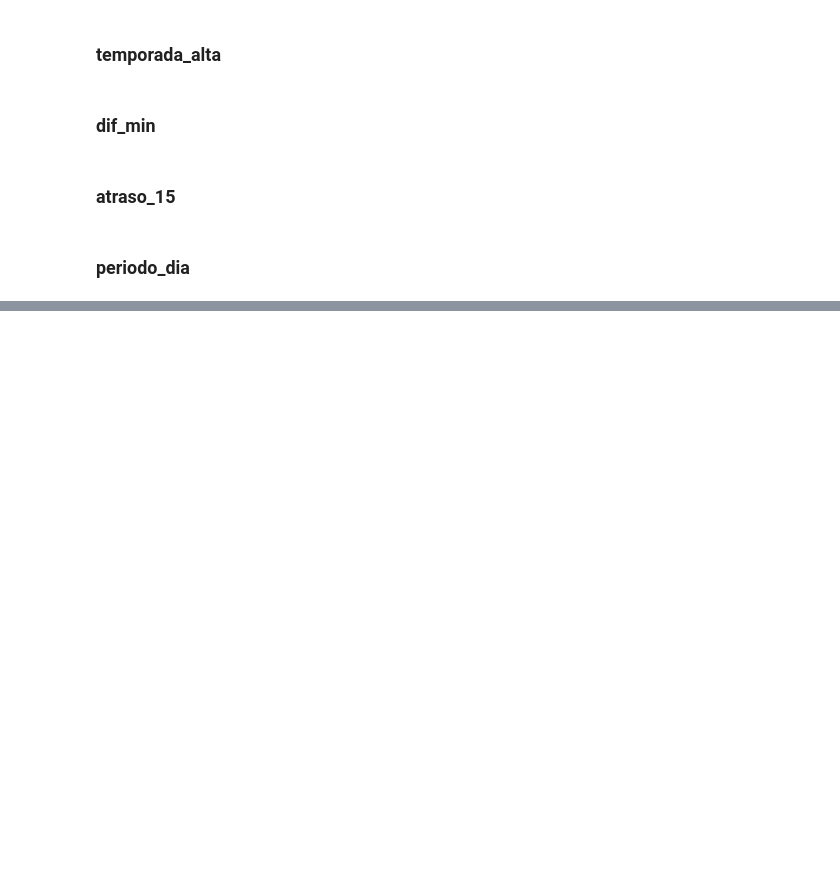
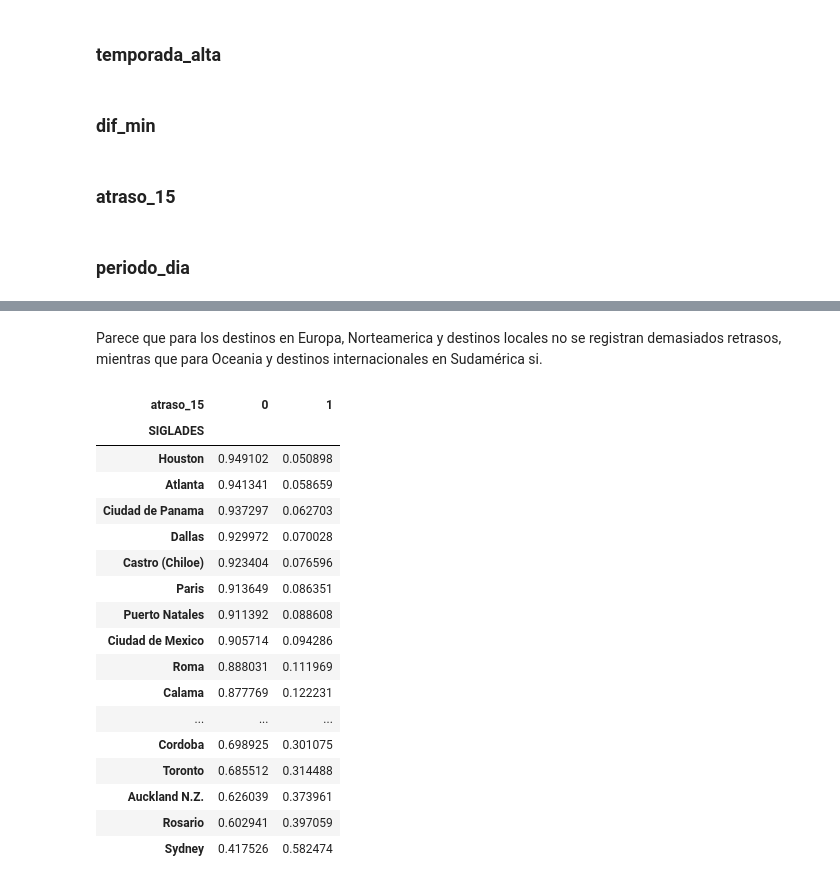
Before and after one commit to tomasaltilio/Latam, a Jupyter notebook: solution.ipynb, the cells around one changed output, grey strips where cells are left out. Cells and saved outputs as stored; diff of their text form; code cells hidden in the pictures; blank space fills up the shorter version.

Commit message:
Analisis de retrasos

```diff
--- a/solution.ipynb
+++ b/solution.ipynb
@@ -195,0 +218,29 @@ vuelos.loc[vuelos['Fecha-I'].dt.hour.between(19, 4), 'periodo_dia'] = 'noche'
+# %% [markdown]
+Parece que para los destinos en Europa, Norteamerica y destinos locales no se registran demasiados retrasos, mientras que para Oceania y destinos internacionales en Sudamérica si.
+# %%
+destinos_q1 = vuelos.SIGLADES.value_counts().quantile(0.25)
+
+destinos_relevantes = vuelos.SIGLADES.value_counts()[vuelos.SIGLADES.value_counts() > destinos_q1].index
+
+vuelos_filtrados_destinos = vuelos[vuelos.SIGLADES.isin(destinos_relevantes)]
+
+pd.crosstab(vuelos_filtrados_destinos.SIGLADES, vuelos_filtrados_destinos.atraso_15, normalize= 'index').sort_values(1)
+# %% [output]
+| atraso_15 | 0 | 1 |
+| SIGLADES |  |  |
+| Houston | 0.949102 | 0.050898 |
+| Atlanta | 0.941341 | 0.058659 |
+| Ciudad de Panama | 0.937297 | 0.062703 |
+| Dallas | 0.929972 | 0.070028 |
+| Castro (Chiloe) | 0.923404 | 0.076596 |
+| Paris | 0.913649 | 0.086351 |
+| Puerto Natales | 0.911392 | 0.088608 |
+| Ciudad de Mexico | 0.905714 | 0.094286 |
+| Roma | 0.888031 | 0.111969 |
+| Calama | 0.877769 | 0.122231 |
+| ... | ... | ... |
+| Cordoba | 0.698925 | 0.301075 |
+| Toronto | 0.685512 | 0.314488 |
+| Auckland N.Z. | 0.626039 | 0.373961 |
+| Rosario | 0.602941 | 0.397059 |
+| Sydney | 0.417526 | 0.582474 |
```
Also changed, not shown: parts of 15 cells of this notebook.
